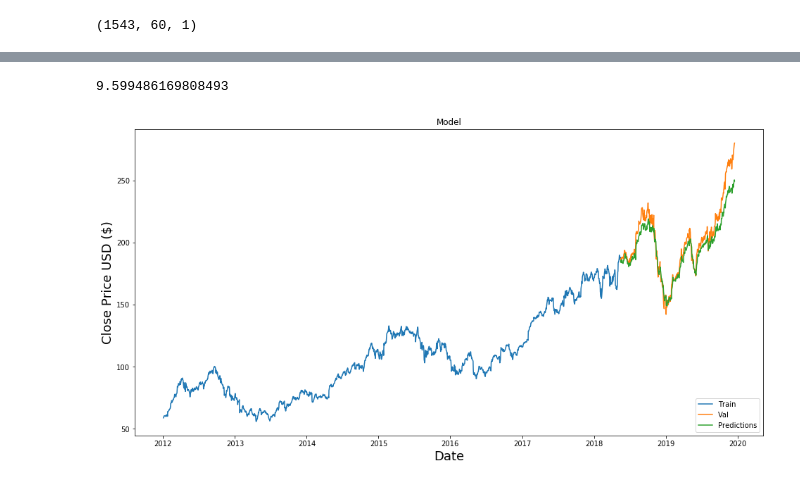
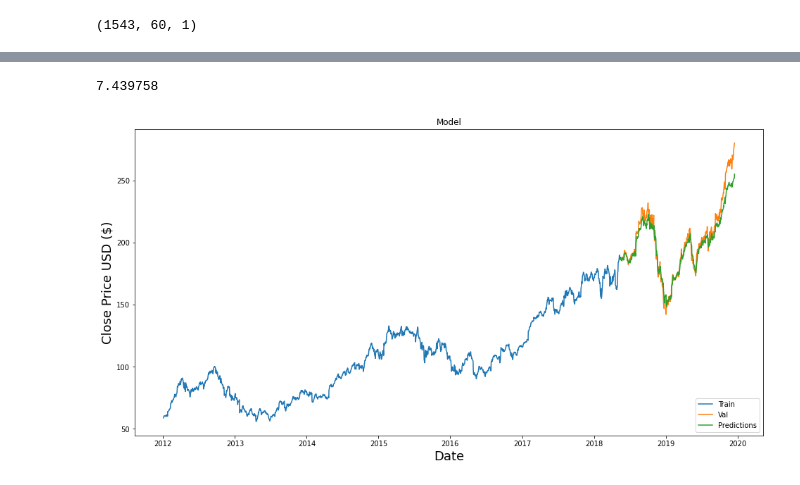
Before and after one commit to khanetor/dropout-in-rnn, a Jupyter notebook: Stock Price Prediction Dropout = 0.2.ipynb, the cells around one changed output, grey strips where cells are left out. Saved outputs shown, nothing was run; the diff lists cells and outputs as text; code cells hidden in the pictures.

```diff
--- a/Stock Price Prediction Dropout = 0.2.ipynb
+++ b/Stock Price Prediction Dropout = 0.2.ipynb
@@ -140,0 +125,7 @@ Finish training
+# %%
+net = Net()
+criterion = GaussianLoss()
+
+optimizer = optim.Adam(net.parameters(), lr=1e-3)
+# %%
+net = train_model(net, traindl, valdl, criterion, optimizer, "stock-price-0.2.pt")
@@ -141,34 +150,38 @@ Finish training
+# %%
+sto_net = MCDualOutputModule(net)
 # %%
 test_data = scaled_data[training_data_len - 60:, :]
 x_test = torch.tensor([test_data[i-60:i, 0] for i in range(60, len(test_data))])
 y_test = dataset[training_data_len:,:]
 x_test = x_test.reshape(len(x_test), STEP, 1)
 # %%
-net.eval()
+sto_net.eval()
 with torch.no_grad():
-    out_mean, out_log_var = net(x_test.transpose(1, 0))
+    out_mean, out_log_var = sto_net(x_test.transpose(1, 0))
     A = aleatoric_uncertainty(out_log_var)
     E = epistemic_uncertainty(out_mean)
     uncertainties = uncertainty(out_mean, out_log_var)
+    uncertainties = uncertainties.data.numpy()
     predictions = prediction_avg(out_mean)
-    predictions = scaler.inverse_transform(predictions.detach().numpy())
+    predictions = scaler.inverse_transform(predictions.data.numpy())
 
 rmse = np.sqrt(np.mean((predictions-y_test)**2))
 rmse
 # %% [output]
-9.599486169808493
+7.439758
 # %%
 train = data[:training_data_len]
 valid = data[training_data_len:]
 valid.insert(1,"Predictions",predictions)
+valid.insert(2,"Uncertainties",uncertainties)
 
 plt.figure(figsize=(16, 8))
 plt.title("Model")
 plt.xlabel("Date", fontsize=18)
 plt.ylabel("Close Price USD ($)", fontsize=18)
 plt.plot(train["Close"])
 plt.plot(valid[["Close", "Predictions"]])
 plt.legend(["Train", "Val", "Predictions"], loc="lower right")
 plt.show()
 # %% [output]
-[figure, old version]
+[figure, new version]
```
Also changed, not shown: parts of 12 cells of this notebook, 11 other files.
